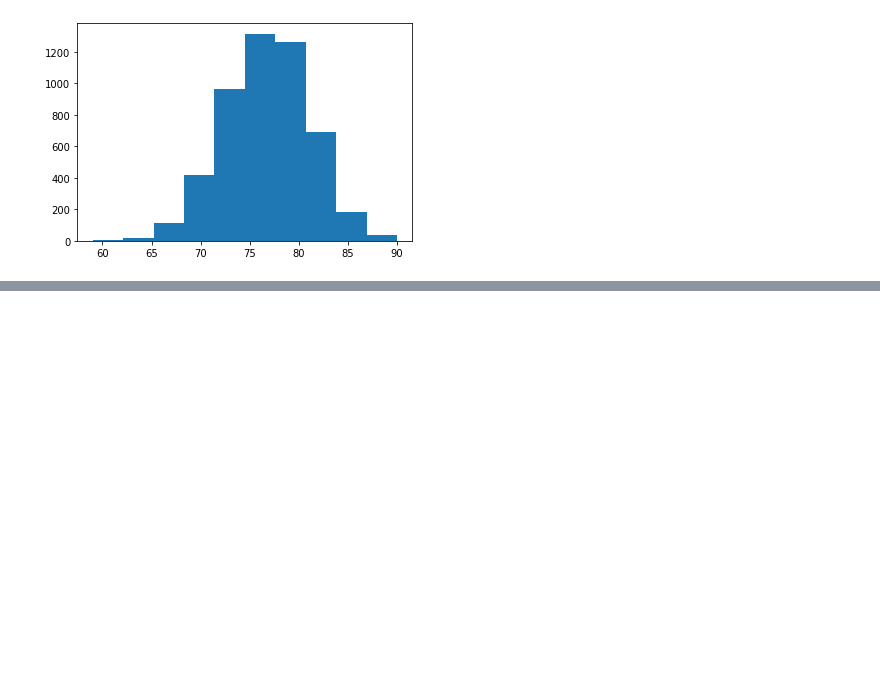
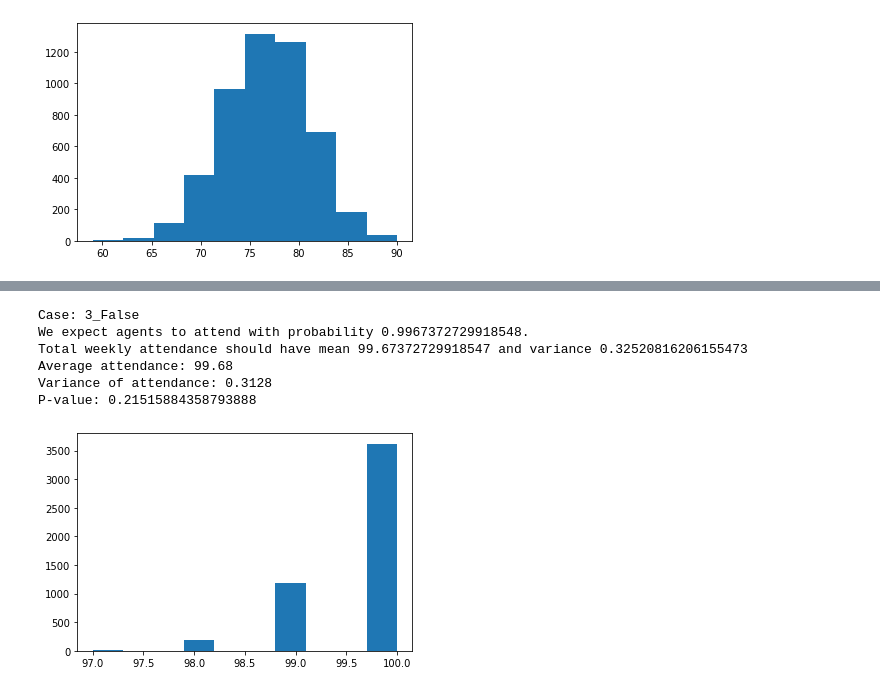
Before and after one commit to rebeku/El-Farol-Bar-Problem, a Jupyter notebook: V2/Optimal A Piecewise.ipynb, the cells around one changed output, grey strips where cells are left out. Saved outputs shown, nothing was run; the diff lists cells and outputs as text; code cells hidden in the pictures; blank space fills up the shorter version.

```diff
--- a/V2/Optimal A Piecewise.ipynb
+++ b/V2/Optimal A Piecewise.ipynb
@@ -846,0 +870,21 @@ Okay... attendance is definitely low.  Let's check the individual probabilities
+# %%
+start = cases["3_False"]
+strategies = 10
+seed = 260
+
+
+run_test(
+    start,
+    agents,
+    strategies,
+    trials,
+    seed
+)
+# %% [output]
+Case: 3_False
+We expect agents to attend with probability 0.9967372729918548.
+Total weekly attendance should have mean 99.67372729918547 and variance 0.32520816206155473
+Average attendance: 99.68
+Variance of attendance: 0.3128
+P-value: 0.21515884358793888
+[figure, added]
```
Also changed, not shown: parts of 13 cells of this notebook, 4 other files.
